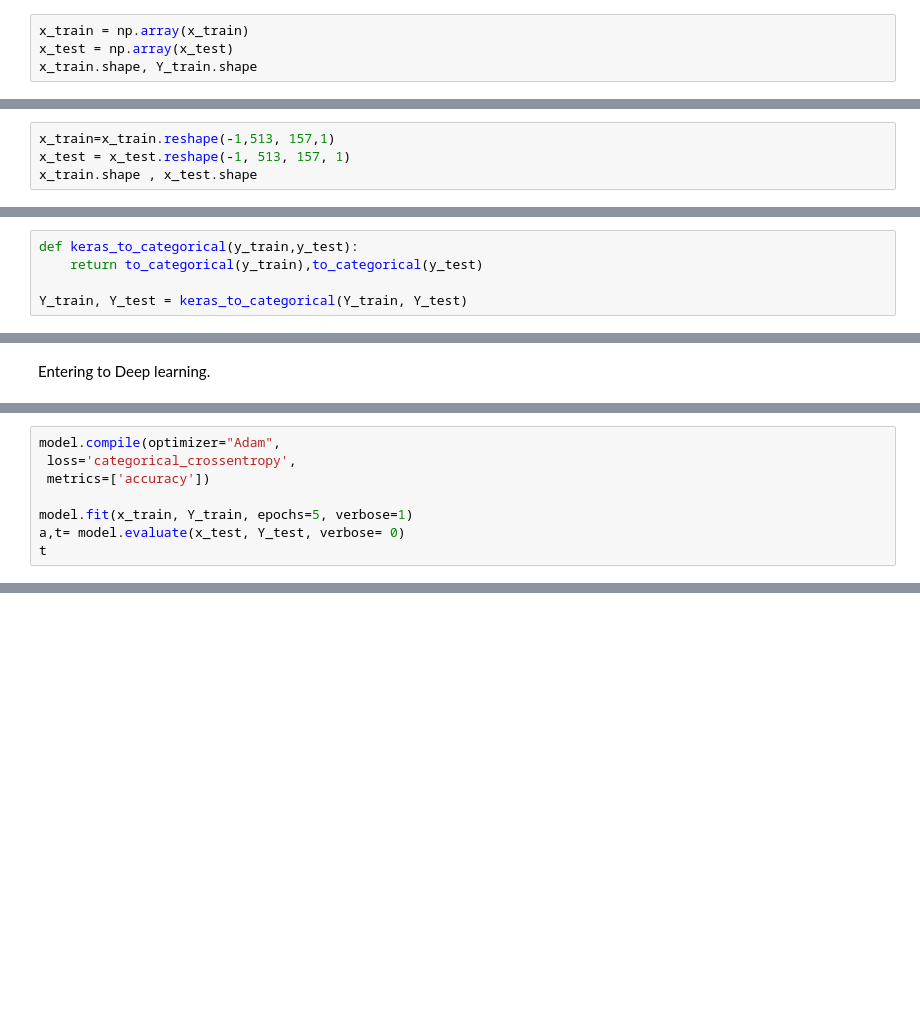
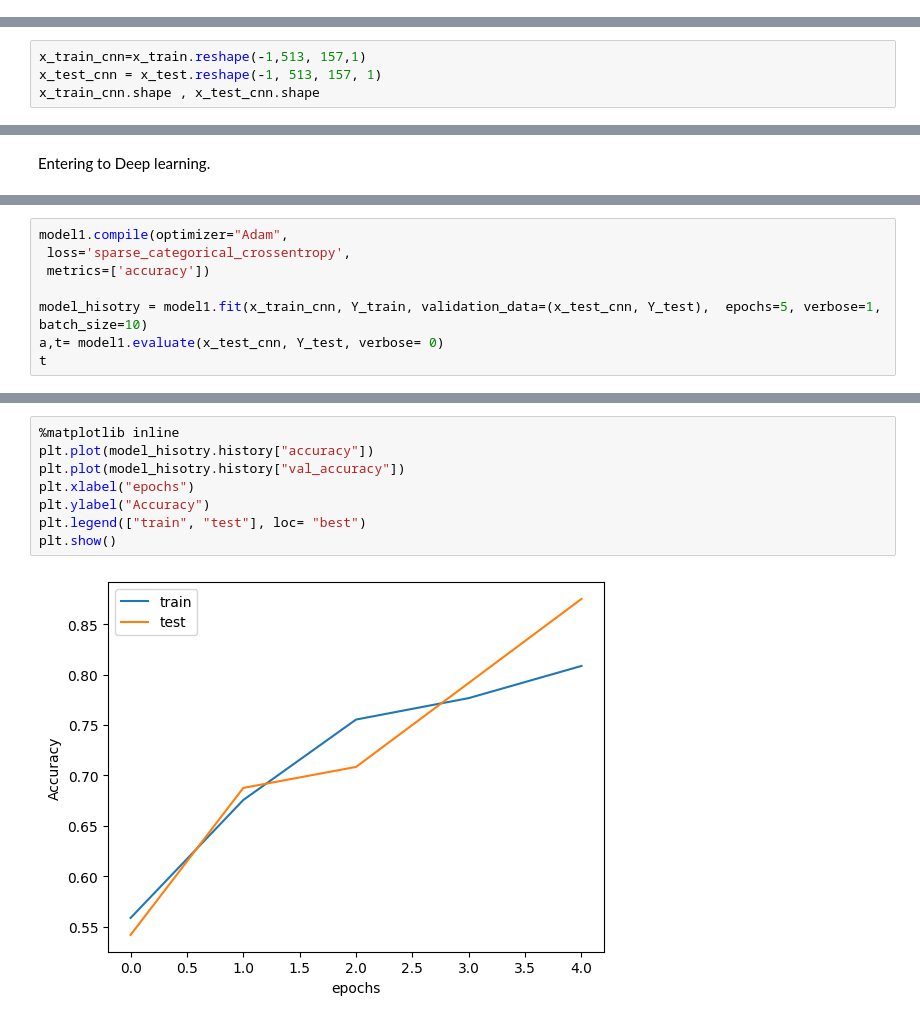
Before and after one commit to Harikrishh123/Audio_processing, a Jupyter notebook: project.ipynb, the cells around one changed output, grey strips where cells are left out. Cells and saved outputs as stored; diff of their text form; blank space fills up the shorter version.

```diff
--- a/project.ipynb
+++ b/project.ipynb
@@ -163,4 +167,0 @@ x_train[0][0][0:10], Y_train[0:10]
-# %%
-x_train = np.array(x_train)
-x_test = np.array(x_test)
-x_train.shape, Y_train.shape
@@ -169,6 +168,6 @@ x_train.shape, Y_train.shape
 # %%
-x_train=x_train.reshape(-1,513, 157,1)
-x_test = x_test.reshape(-1, 513, 157, 1)
-x_train.shape , x_test.shape
+x_train_cnn=x_train.reshape(-1,513, 157,1)
+x_test_cnn = x_test.reshape(-1, 513, 157, 1)
+x_train_cnn.shape , x_test_cnn.shape
 # %% [output]
 ((188, 513, 157, 1), (48, 513, 157, 1))
@@ -181,5 +173,0 @@ X_train.shape , X_test.shape
-# %%
-def keras_to_categorical(y_train,y_test):
-    return to_categorical(y_train),to_categorical(y_test)
-
-Y_train, Y_test = keras_to_categorical(Y_train, Y_test)
@@ -240,10 +221,10 @@ Model: "sequential_29"
 # %%
-model.compile(optimizer="Adam",
- loss='categorical_crossentropy',
+model1.compile(optimizer="Adam",
+ loss='sparse_categorical_crossentropy',
  metrics=['accuracy'])
 
-model.fit(x_train, Y_train, epochs=5, verbose=1)
-a,t= model.evaluate(x_test, Y_test, verbose= 0)
+model_hisotry = model1.fit(x_train_cnn, Y_train, validation_data=(x_test_cnn, Y_test),  epochs=5, verbose=1, batch_size=10)
+a,t= model1.evaluate(x_test_cnn, Y_test, verbose= 0)
 t
 # %% [output]
 Epoch 1/5
@@ -259,0 +255,10 @@ Epoch 5/5
+# %%
+%matplotlib inline
+plt.plot(model_hisotry.history["accuracy"])
+plt.plot(model_hisotry.history["val_accuracy"])
+plt.xlabel("epochs")
+plt.ylabel("Accuracy")
+plt.legend(["train", "test"], loc= "best")
+plt.show()
+# %% [output]
+[figure, added]
```
Also changed, not shown: parts of 38 cells of this notebook, 12 other files.
